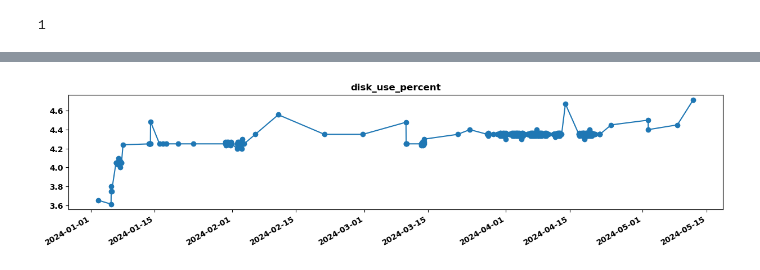
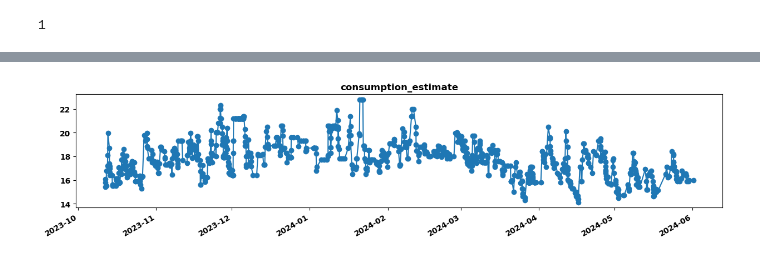
Before and after one commit to munich-ml/streamlit_db_browser, a Jupyter notebook: trial.ipynb, the cells around one changed output, grey strips where cells are left out. Saved outputs shown, nothing was run; the diff lists cells and outputs as text; code cells hidden in the pictures.

```diff
--- a/trial.ipynb
+++ b/trial.ipynb
@@ -12,10 +12,0 @@ from dataclasses import dataclass, field, asdict
-# %%
-with open("secrets.yaml", "r") as file:
-    secrets = YAML().load(file)
-
-client = InfluxDBClient(host=secrets["influx"]["host"],
-                        port=secrets["influx"]["port"],
-                        username=secrets["influx"]["username"],
-                        password=secrets["influx"]["password"])
-
-client.get_list_database()
@@ -60,3 +12,0 @@ TimeSignal(entity='entity_id', unit='°C', line_mode='lines')
-# %%
-with open("ts1.json", "w") as file:
-    json.dump(asdict(ts), file, cls=JsonEnc)
@@ -84,10 +20,9 @@ traces (2).json
 traces.json
 # %%
 traces = list()
-with open(os.path.join(downloads, "traces (2).json")) as file:
+with open(os.path.join(downloads, "traces.json")) as file:
     for trace_dict in json.load(file, cls=JsonDec)["content"]:
         trace = Trace(**trace_dict)
-        trace.xs = [dt.datetime.fromisoformat(x) for x in trace.xs]
         traces.append(trace)
 len(traces)
 # %% [output]
@@ -116,5 +35,5 @@ Name: disk_use_percent, Length: 486, dtype: float64
 # %%
 %matplotlib inline
-s1.plot(figsize=(15,3), style="o-", title=s1.name);
+trace.series.plot(figsize=(15,3), style="o-", title=trace.series.name);
 # %% [output]
-[figure, old version]
+[figure, new version]
```
Also changed, not shown: parts of 16 cells of this notebook, 2 other files.
